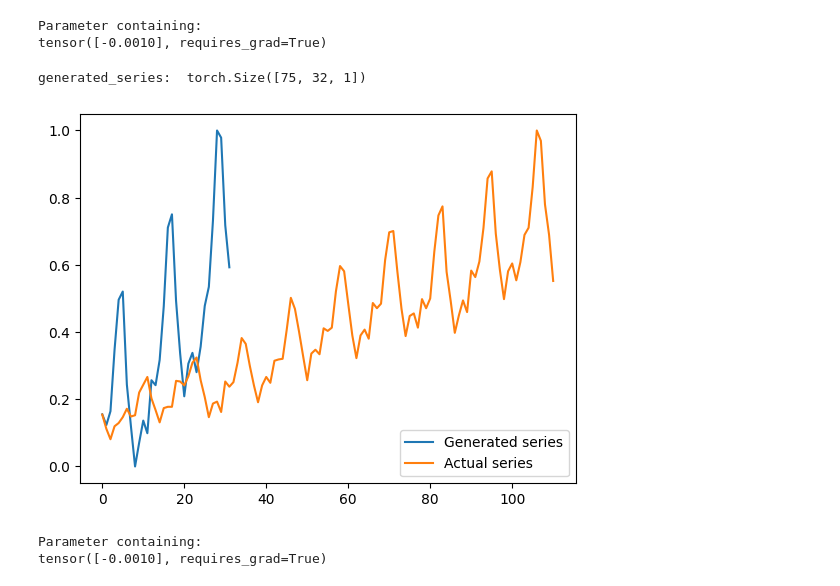
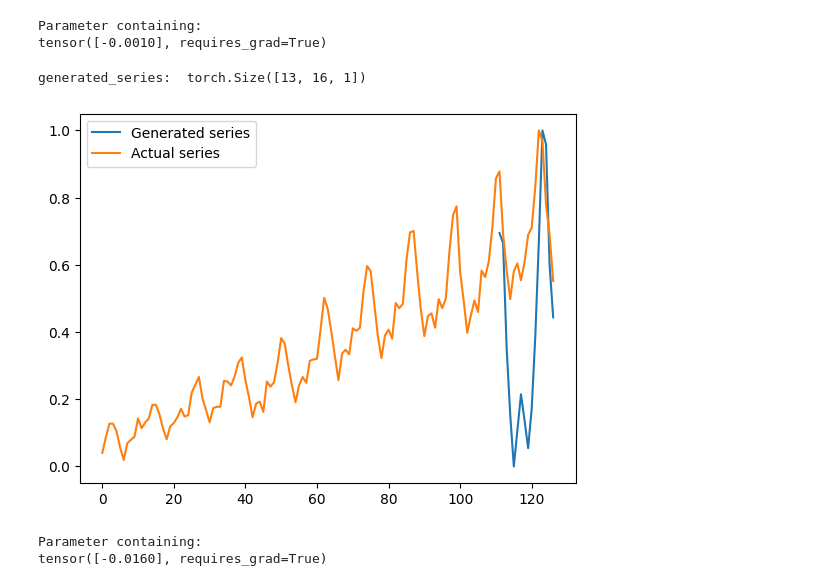
Before and after one commit to francomano/PSA-GAN, a Jupyter notebook: run.ipynb, the cells around one changed output. Cells and saved outputs as stored; diff of their text form; code cells hidden in the pictures.

Commit message:
shifted graph

```diff
--- a/run.ipynb
+++ b/run.ipynb
@@ -258,26 +258,23 @@ tensor([-0.0010], requires_grad=True)
 # %%
 with torch.no_grad():
 
 
     generated_series = G(dataX[len(dataX)-batch_size:]) #substitue trainX with testX
     generated_series=generated_series.permute(0,2,1)
     print("generated_series: ",generated_series.shape)
     generated_series = generated_series.detach().numpy()
 
 
 plt.figure()
-#for i in range(trainX.size(0)):
-#    plt.plot(generated_series[i], label='Generated series')
-plt.plot(utils.scale(generated_series[batch_size-1]), label='Generated series')
+plt.plot(range(len(dataY)-16,len(dataY)),utils.scale(generated_series[batch_size-1]), label='Generated series')
 plt.plot(dataY[:], label='Actual series')
-#sequences=sequences.permute(0,2,1)
-#plt.plot(sequences[batch_size-1],label="label series")
+
 plt.legend()
 plt.show()
 
 print(G.main.attn.gamma)
 # %% [output]
-generated_series:  torch.Size([75, 32, 1])
+generated_series:  torch.Size([13, 16, 1])
-[figure, old version]
+[figure, new version]
 Parameter containing:
-tensor([-0.0010], requires_grad=True)
+tensor([-0.0160], requires_grad=True)
```
